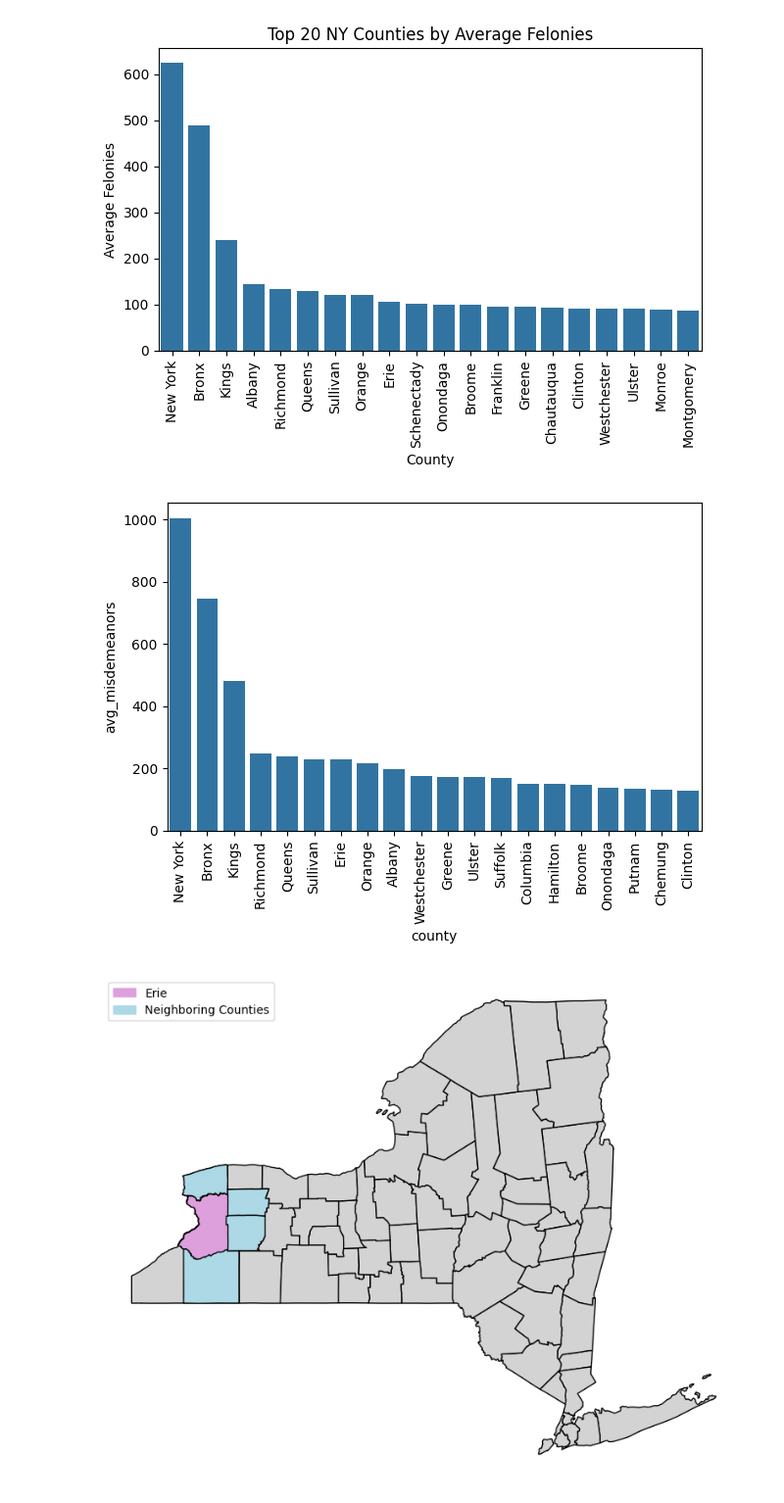
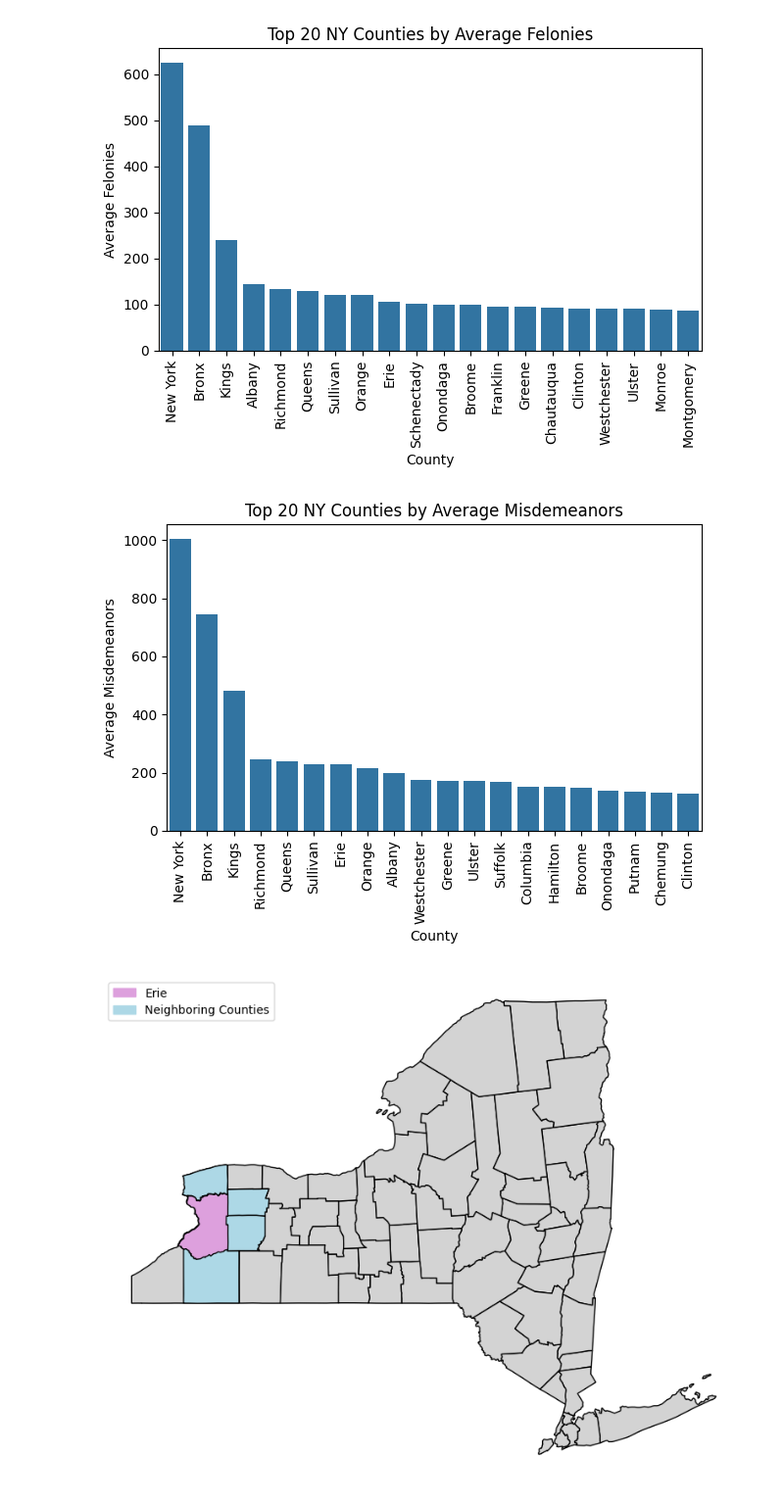
Before and after one commit to dorazzhang/cdj_crime, a Jupyter notebook: data.ipynb, the cells around one changed output. Shown at 98% size. Drawn from its saved outputs; the diff is of its cells as text; code cells hidden in the pictures.

```diff
--- a/data.ipynb
+++ b/data.ipynb
@@ -35,8 +35,8 @@ from folium.plugins import HeatMap
 from IPython.display import IFrame
 import matplotlib.patches as mpatches
 # %%
-data = pd.read_csv('drugArrests.csv')
-population_data = pd.read_csv('population.csv')
+data = pd.read_csv('data/drugArrests.csv')
+population_data = pd.read_csv('data/population.csv')
 
 data = duckdb.sql("""SELECT data.county, data.year, data.drugFelony, data.drugMisdemeanor, population_data.population FROM data
                     LEFT JOIN population_data ON data.county = population_data.county AND data.year = population_data.year""").df()
@@ -368,23 +368,23 @@ plt.show()
 # %%
 ny_data = duckdb.sql("""
     SELECT county, SUM(felonyPerCapita) / COUNT(DISTINCT year) AS avg_felonies, SUM(misdemeanorPerCapita) / COUNT(DISTINCT year) AS avg_misdemeanors
     FROM data
     GROUP BY county ORDER BY avg_misdemeanors DESC
 """).df()
 ny_data = ny_data.head(20)
-g = sns.barplot(ny_data, x='county', y='avg_misdemeanors')
-g.set_xticklabels(g.get_xticklabels(),rotation="vertical")
+gr = sns.barplot(ny_data, x='county', y='avg_misdemeanors')
+gr.set_xticklabels(g.get_xticklabels(),rotation="vertical")
 
 gr.set(
     xlabel='County',
     ylabel='Average Misdemeanors',
     title='Top 20 NY Counties by Average Misdemeanors'
 )
 
 plt.tight_layout()
 plt.show()
 # %% [output]
-[figure, old version]
+[figure, new version]
 # %%
 highlight_names = ['Genesee', 'Wyoming', 'Cattaraugus', 'Niagara']
 dark_highlight_name = ['Erie']
```
Also changed, not shown: parts of 1 cell of this notebook, 11 other files.
